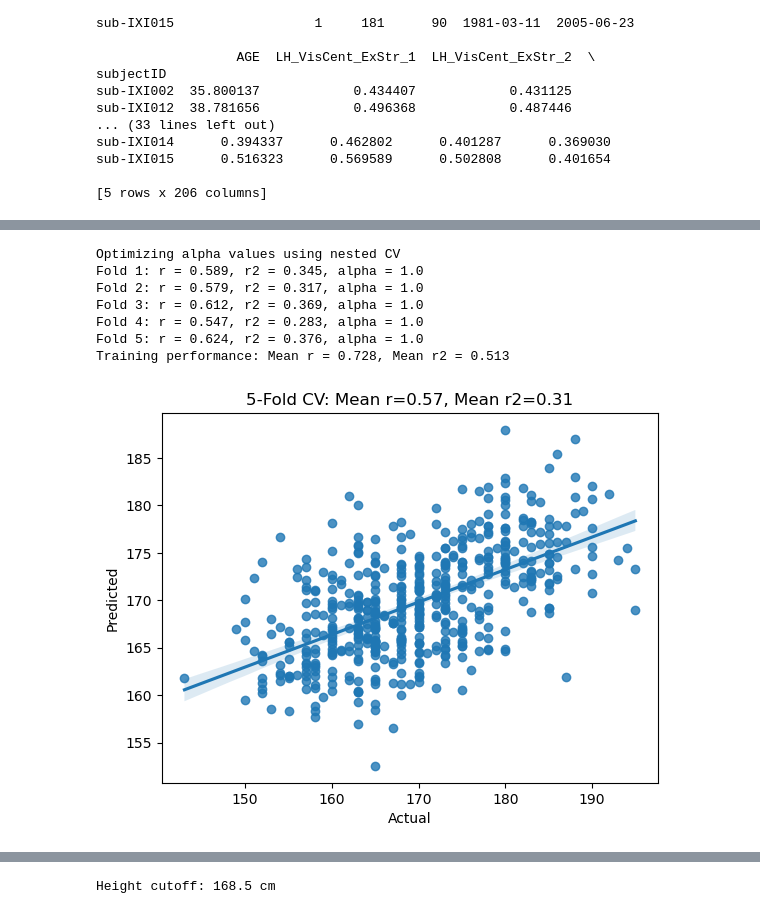
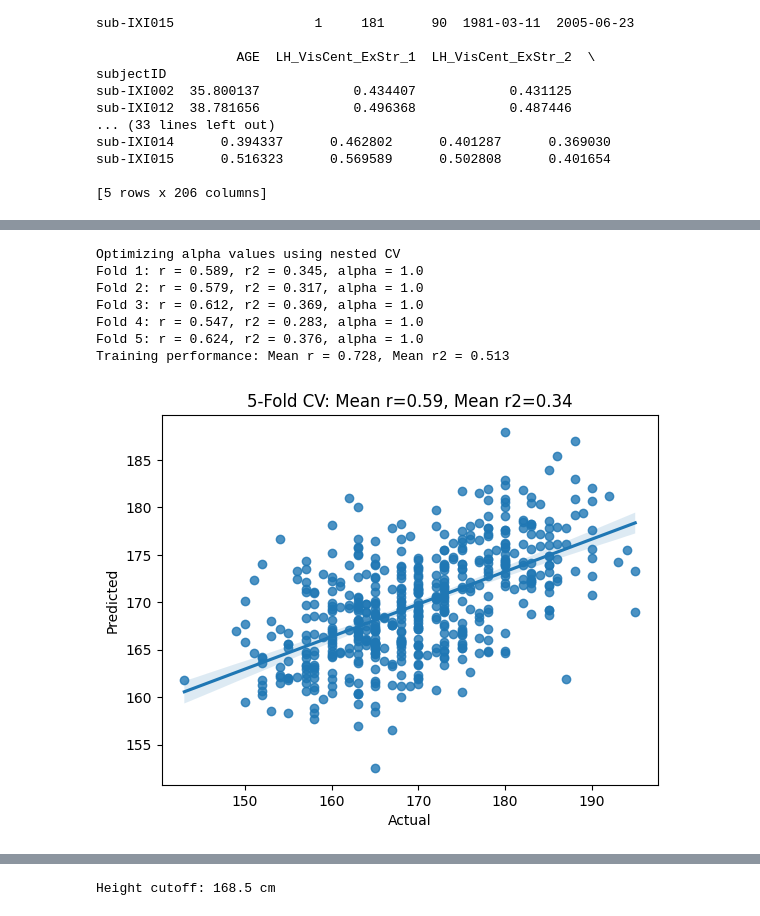
Before and after one commit to N-Nieto/OHBM_SEA-SIG_Educational_Course, a Jupyter notebook: 01_basic_ML/01_basic_ML.ipynb, the cells around one changed output, grey strips where cells are left out. Saved outputs shown, nothing was run; the diff lists cells and outputs as text; code cells hidden in the pictures.

```diff
--- a/01_basic_ML/01_basic_ML.ipynb
+++ b/01_basic_ML/01_basic_ML.ipynb
@@ -126,13 +138,9 @@ Training performance: Mean r = 0.728, Mean r2 = 0.513
 # %%
-# oh but we have one hyperparameter for Ridge
-# alpha{float, ndarray of shape (n_targets,)}, default=1.0
-#    Constant that multiplies the L2 term, controlling regularization strength. alpha must be a non-negative float i.e. in [0, inf).
-
 from sklearn.model_selection import GridSearchCV
 
 # define alpha values to tests
 alphas = [0.01, 0.1, 0.5, 1.0, 10.0]
-print('Optimizing alpha values using nested CV')
+print("Optimizing alpha values using nested CV")
 
 # Set up
 outer_cv = KFold(n_splits=5, shuffle=True, random_state=1)
@@ -161,8 +169,10 @@ for fold, (train_index, test_index) in enumerate(outer_cv.split(df_data)):
             train_data_inner = train_data.iloc[train_index_inner]
             test_data_inner = train_data.iloc[test_index_inner]
             model = Ridge(alpha=alpha)
-            model.fit(train_data_inner[columns_GMV], train_data_inner['HEIGHT'])
-            inner_scores.append(model.score(test_data_inner[columns_GMV], test_data_inner['HEIGHT']))
+            model.fit(train_data_inner[columns_GMV], train_data_inner["HEIGHT"])
+            inner_scores.append(
+                model.score(test_data_inner[columns_GMV], test_data_inner["HEIGHT"])
+            )
         mean_inner_score = np.mean(inner_scores)
         if mean_inner_score > inner_score_max:
             inner_score_max = mean_inner_score
@@ -171,46 +181,50 @@ for fold, (train_index, test_index) in enumerate(outer_cv.split(df_data)):
     # build model with best alpha
     best_alphas.append(best_alpha)
     model = Ridge(alpha=best_alpha)
-    model.fit(train_data[columns_GMV], train_data['HEIGHT'])
+    model.fit(train_data[columns_GMV], train_data["HEIGHT"])
 
     # Predict
     y_pred = model.predict(test_data[columns_GMV])
-    y_true = test_data['HEIGHT'].values
+    y_true = test_data["HEIGHT"].values
 
     # Store for global plot
     all_true.extend(y_true)
     all_pred.extend(y_pred)
 
     # Evaluate
     test_r = np.corrcoef(y_true, y_pred)[0, 1]
     test_r2 = r2_score(y_true, y_pred)
     test_r_scores.append(test_r)
     test_r2_scores.append(test_r2)
 
-    print(f"Fold {fold+1}: r = {test_r:.3f}, r2 = {test_r2:.3f}, alpha = {best_alpha}")
+    print(
+        f"Fold {fold + 1}: r = {test_r:.3f}, r2 = {test_r2:.3f}, alpha = {best_alpha}"
+    )
 
     # Evaluate on the training data as well (do we overfit?)
     y_train_pred = model.predict(train_data[columns_GMV])
-    y_train_true = train_data['HEIGHT'].values
+    y_train_true = train_data["HEIGHT"].values
     train_r = np.corrcoef(y_train_true, y_train_pred)[0, 1]
     train_r2 = r2_score(y_train_true, y_train_pred)
     train_r_scores.append(train_r)
     train_r2_scores.append(train_r2)
 
-print(f"Training performance: Mean r = {np.mean(train_r_scores):.3f}, Mean r2 = {np.mean(train_r2_scores):.3f}")
+print(
+    f"Training performance: Mean r = {np.mean(train_r_scores):.3f}, Mean r2 = {np.mean(train_r2_scores):.3f}"
+)
 
 # Overall plot
 sns.regplot(x=all_true, y=all_pred)
-plt.xlabel('Actual')
-plt.ylabel('Predicted')
-plt.title(f'5-Fold CV: Mean r={np.mean(r_list):.2f}, Mean r2={np.mean(r2_list):.2f}')
+plt.xlabel("Actual")
+plt.ylabel("Predicted")
+plt.title(f"5-Fold CV: Mean r={np.mean(test_r_scores):.2f}, Mean r2={np.mean(test_r2_scores):.2f}")
 plt.show()
 # %% [output]
 Optimizing alpha values using nested CV
 Fold 1: r = 0.589, r2 = 0.345, alpha = 1.0
 Fold 2: r = 0.579, r2 = 0.317, alpha = 1.0
 Fold 3: r = 0.612, r2 = 0.369, alpha = 1.0
 Fold 4: r = 0.547, r2 = 0.283, alpha = 1.0
 Fold 5: r = 0.624, r2 = 0.376, alpha = 1.0
 Training performance: Mean r = 0.728, Mean r2 = 0.513
-[figure, old version]
+[figure, new version]
```
Also changed, not shown: parts of 12 cells of this notebook.
